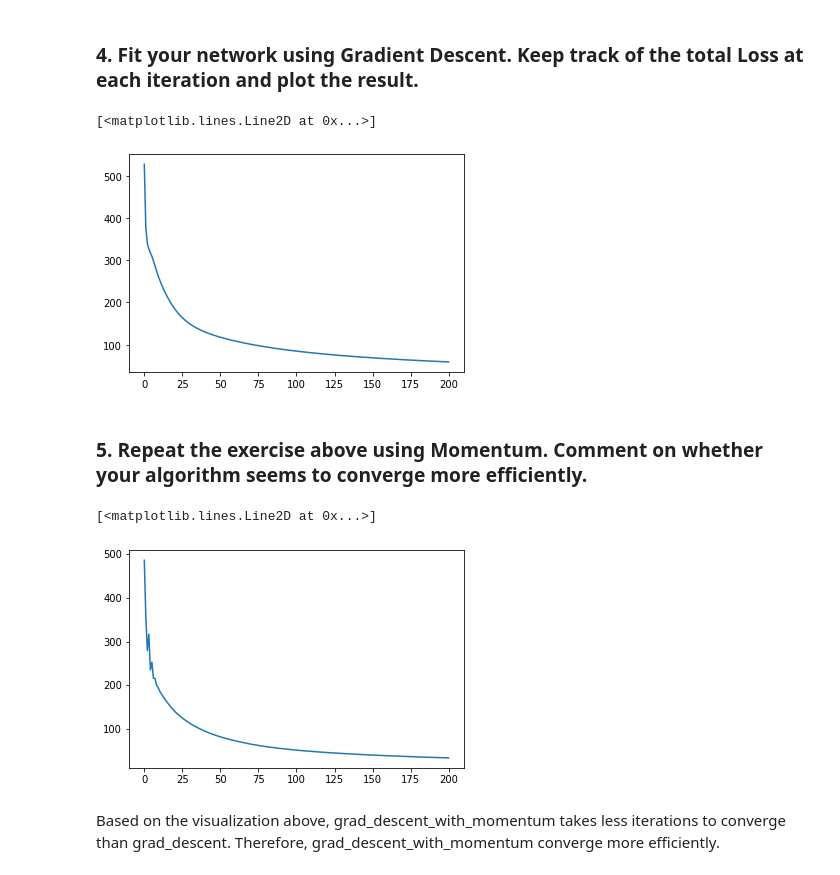
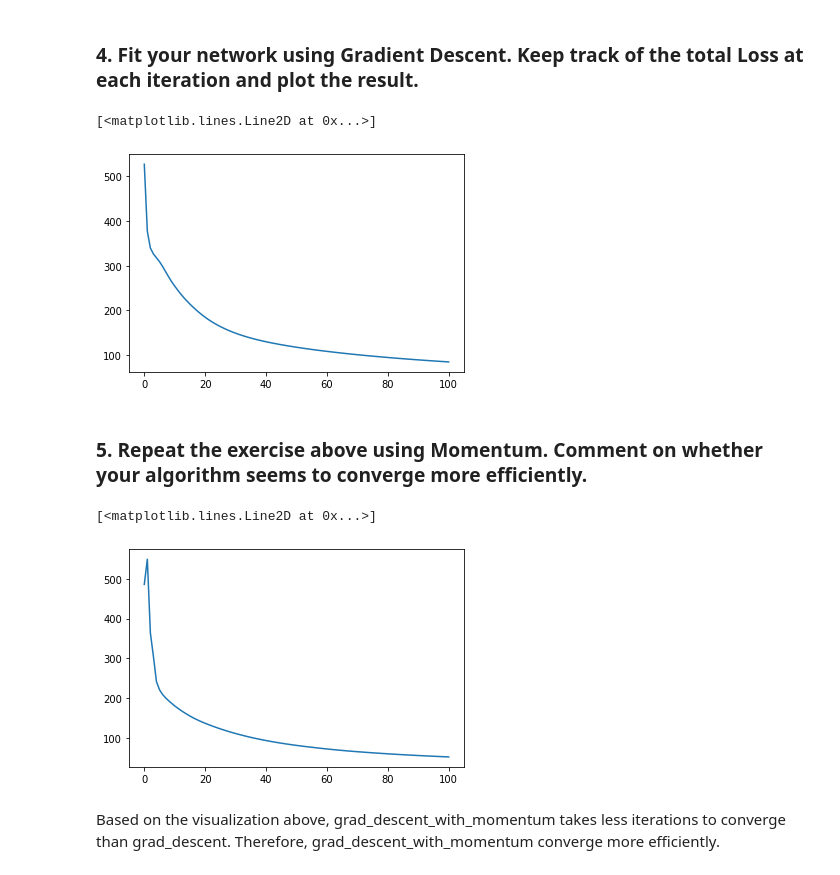
Before and after one commit to KoalaChelsea/ANLY590, a Jupyter notebook: HW2.ipynb, the cells around one changed output. Cells and saved outputs as stored; diff of their text form; code cells hidden in the pictures.

```diff
--- a/HW2.ipynb
+++ b/HW2.ipynb
@@ -374,11 +374,11 @@ def grad_descent_xor(x, y, starting_point=None, iterations=10, learning_rate=1e-
         losses.append(cross_entropy_loss(y, predict(x, point)))
     return (np.array(trajectory), losses)
 # %%
-traj, losses = grad_descent_xor(x, y, starting_point=randomized_weights_bias(), iterations=200, learning_rate=1e-3)
+traj, losses = grad_descent_xor(x, y, starting_point=randomized_weights_bias(), iterations=100, learning_rate=1e-3)
 plt.plot(losses)
 # %% [output]
 [<matplotlib.lines.Line2D at 0x...>]
-[figure, old version]
+[figure, new version]
 # %% [markdown]
 ### 5. Repeat the exercise above using Momentum. Comment on whether your algorithm seems to converge more efficiently.
 # %%
@@ -401,11 +401,11 @@ def grad_descent_with_momentum_xor(x, y, starting_point, iterations=10, epsilon=
 
     return (np.array(trajectory), losses)
 # %%
-traj, losses = grad_descent_with_momentum_xor(x, y, starting_point=randomized_weights_bias(), iterations=200, epsilon=2e-3, alpha=0.001)
+traj, losses = grad_descent_with_momentum_xor(x, y, starting_point=randomized_weights_bias(), iterations=100, epsilon=3e-3, alpha=0.00001)
 plt.plot(losses)
 # %% [output]
 [<matplotlib.lines.Line2D at 0x...>]
-[figure, old version]
+[figure, new version]
 # %% [markdown]
 Based on the visualization above, grad_descent_with_momentum takes less iterations to converge than grad_descent. Therefore, grad_descent_with_momentum converge more efficiently.
 # %% [markdown]
```
Also changed, not shown: parts of 2 cells of this notebook.
